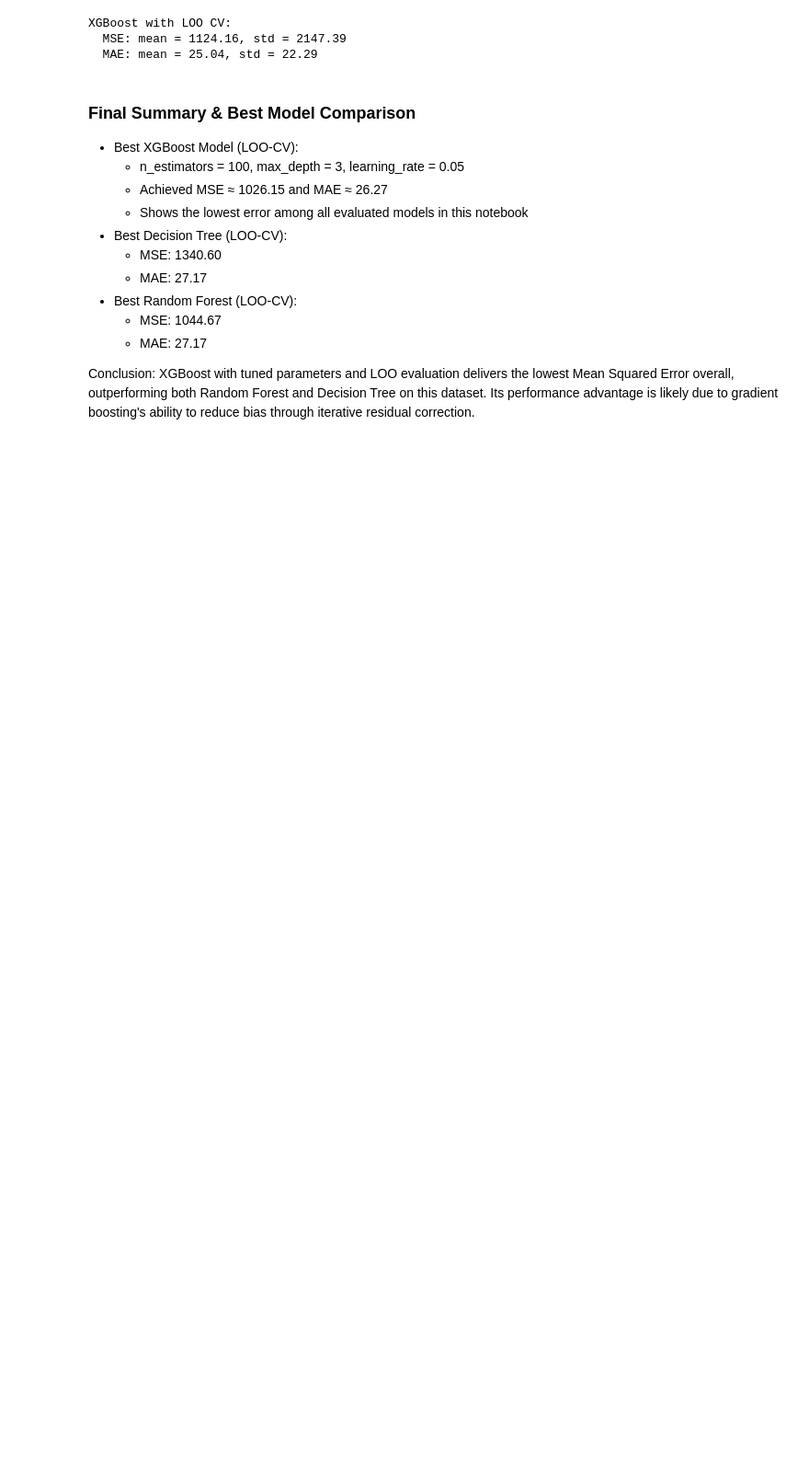
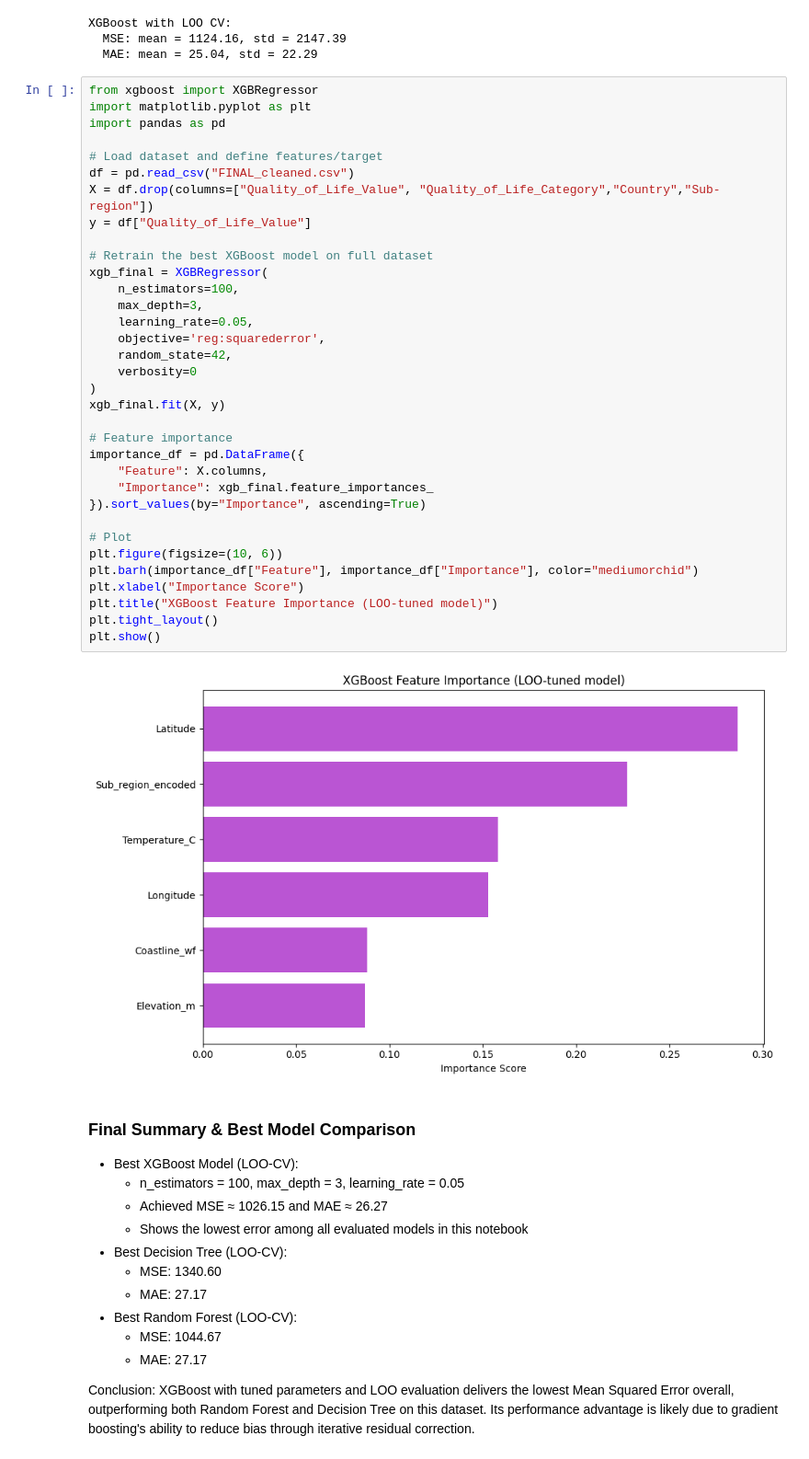
Before and after one commit to Kaan-Ispiroglu/DSA210_term-project, a Jupyter notebook: Notebooks/2_Supervised_models/xgBoost.ipynb, the cells around one changed output. Shown at 92% size. Saved outputs shown, nothing was run; the diff lists cells and outputs as text; blank space fills up the shorter version.

```diff
--- a/Notebooks/2_Supervised_models/xgBoost.ipynb
+++ b/Notebooks/2_Supervised_models/xgBoost.ipynb
@@ -254,6 +254,42 @@ print(f"  MAE: mean = {mae_scores.mean():.2f}, std = {mae_scores.std():.2f}")
 XGBoost with LOO CV:
   MSE: mean = 1124.16, std = 2147.39
   MAE: mean = 25.04, std = 22.29
+# %%
+from xgboost import XGBRegressor
+import matplotlib.pyplot as plt
+import pandas as pd
+
+# Load dataset and define features/target
+df = pd.read_csv("FINAL_cleaned.csv")
+X = df.drop(columns=["Quality_of_Life_Value", "Quality_of_Life_Category","Country","Sub-region"])
+y = df["Quality_of_Life_Value"]
+
+# Retrain the best XGBoost model on full dataset
+xgb_final = XGBRegressor(
+    n_estimators=100,
+    max_depth=3,
+    learning_rate=0.05,
+    objective='reg:squarederror',
+    random_state=42,
+    verbosity=0
+)
+xgb_final.fit(X, y)
+
+# Feature importance
+importance_df = pd.DataFrame({
+    "Feature": X.columns,
+    "Importance": xgb_final.feature_importances_
+}).sort_values(by="Importance", ascending=True)
+
+# Plot
+plt.figure(figsize=(10, 6))
+plt.barh(importance_df["Feature"], importance_df["Importance"], color="mediumorchid")
+plt.xlabel("Importance Score")
+plt.title("XGBoost Feature Importance (LOO-tuned model)")
+plt.tight_layout()
+plt.show()
+# %% [output]
+[figure, added]
 # %% [markdown]
 ### Final Summary & Best Model Comparison
 
```
